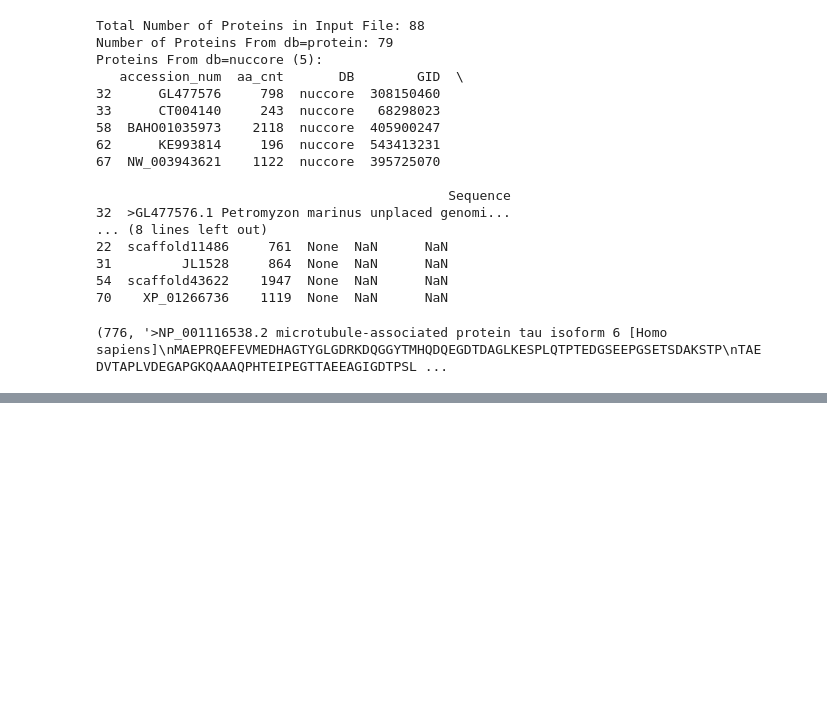
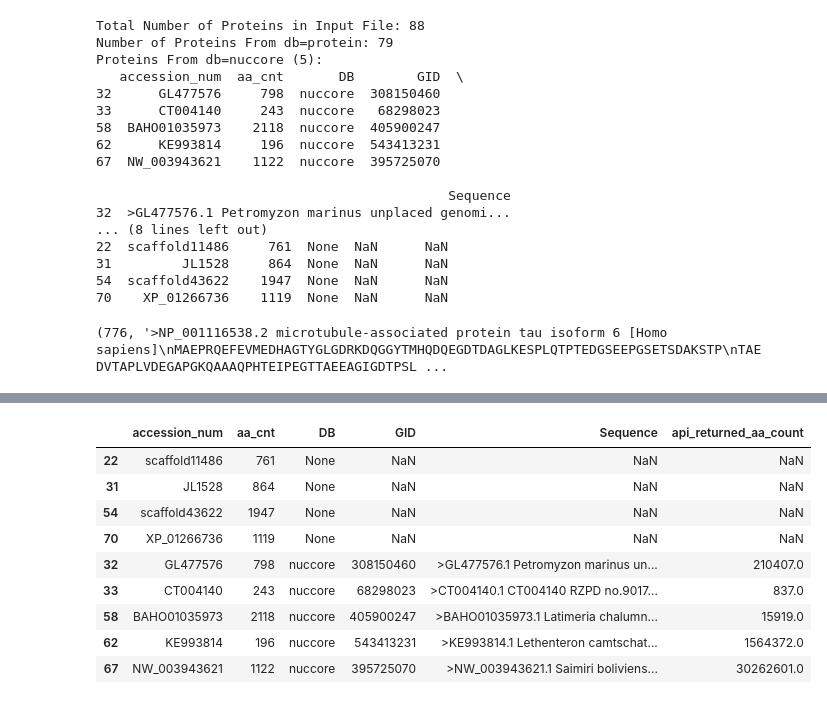
Before and after one commit to jsheppard95/MAPT_Phylogeny, a Jupyter notebook: Protein_Sequence_Search.ipynb, the cells around one changed output, grey strips where cells are left out. Saved outputs shown, nothing was run; the diff lists cells and outputs as text; code cells hidden in the pictures; blank space fills up the shorter version.

```diff
--- a/Protein_Sequence_Search.ipynb
+++ b/Protein_Sequence_Search.ipynb
@@ -151,9 +155,20 @@ aa_mismatch_df  # 66 of 88 proteins have this issue, cannot drop them all!
 # %%
 # Summary of Proteins to be removed:
 protein_NaNs = show_NaN_rows(protein_df)
-nuccore_df = protein_df[protein_df["accession_num"].isin(nuccore_proteins)]
+nuccore_df = protein_df[protein_df["DB"] == "nuccore"]
 protein_drop_df = pd.concat([protein_NaNs, nuccore_df])
 protein_drop_df
+# %% [output]
+|  | accession_num | aa_cnt | DB | GID | Sequence | api_returned_aa_count |
+| 22 | scaffold11486 | 761 | None | NaN | NaN | NaN |
+| 31 | JL1528 | 864 | None | NaN | NaN | NaN |
+| 54 | scaffold43622 | 1947 | None | NaN | NaN | NaN |
+| 70 | XP_01266736 | 1119 | None | NaN | NaN | NaN |
+| 32 | GL477576 | 798 | nuccore | 308150460 | >GL477576.1 Petromyzon marinus un... | 210407.0 |
+| 33 | CT004140 | 243 | nuccore | 68298023 | >CT004140.1 CT004140 RZPD no.9017... | 837.0 |
+| 58 | BAHO01035973 | 2118 | nuccore | 405900247 | >BAHO01035973.1 Latimeria chalumn... | 15919.0 |
+| 62 | KE993814 | 196 | nuccore | 543413231 | >KE993814.1 Lethenteron camtschat... | 1564372.0 |
+| 67 | NW_003943621 | 1122 | nuccore | 395725070 | >NW_003943621.1 Saimiri boliviens... | 30262601.0 |
 # %%
 # For now, remove the above 9 protein sequences
 # These are either:
```
Also changed, not shown: parts of 12 cells of this notebook, 2 other files.
